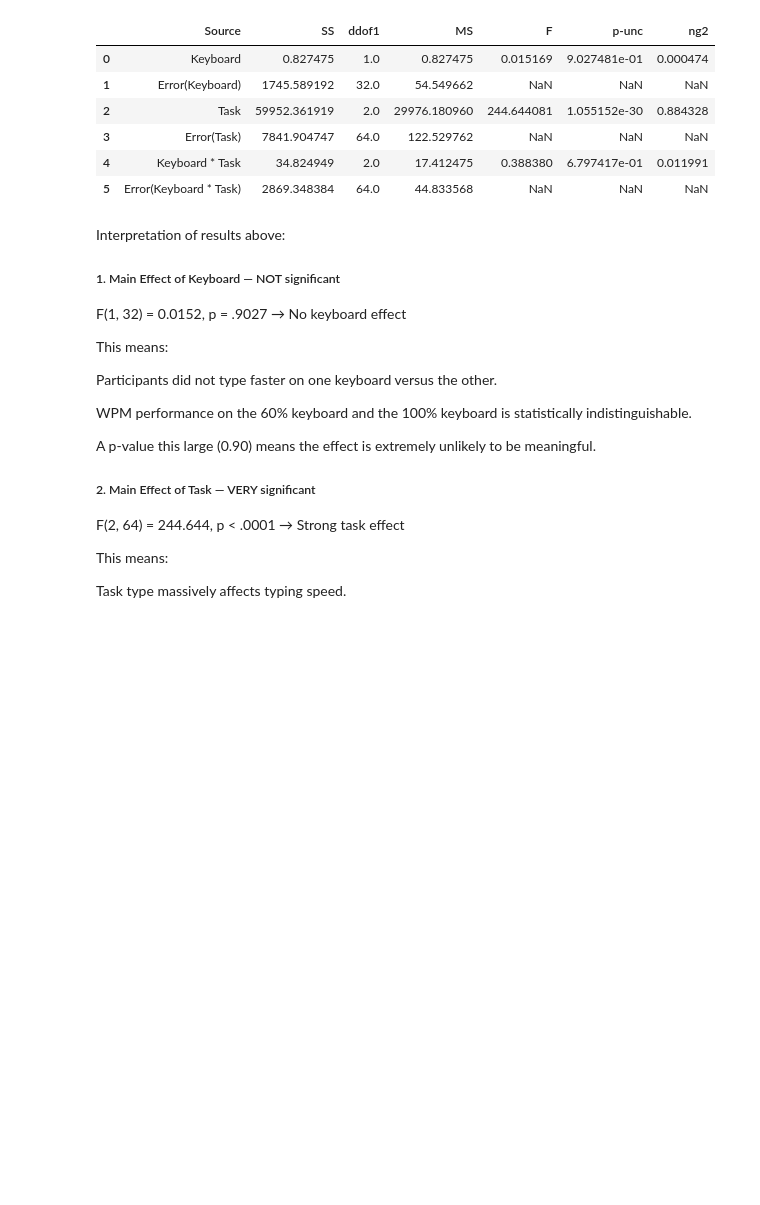
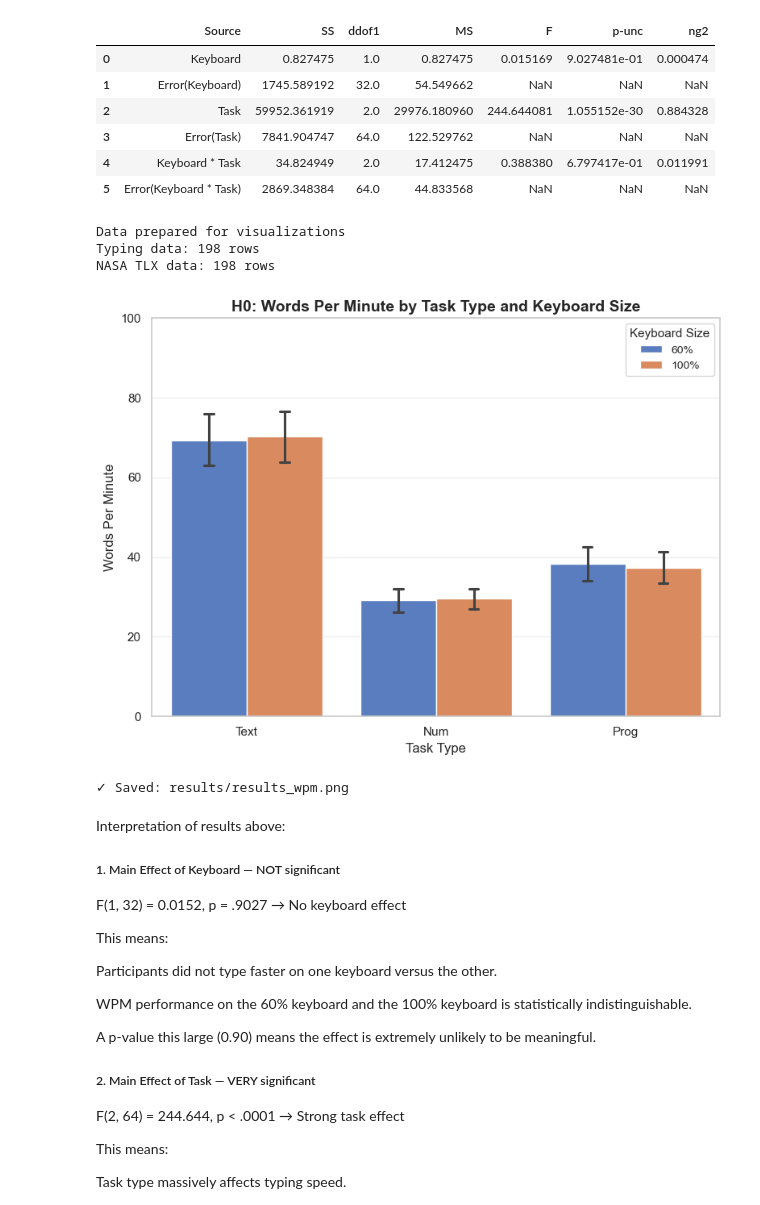
Before and after one commit to chris-asturiano/typing-test, a Jupyter notebook: data_analysis/data_analysis.ipynb, the cells around one changed output. Saved outputs shown, nothing was run; the diff lists cells and outputs as text; code cells hidden in the pictures; blank space fills up the shorter version.

Commit message:
add bar plot with errors for ANOVA visualization.

```diff
--- a/data_analysis/data_analysis.ipynb
+++ b/data_analysis/data_analysis.ipynb
@@ -1198,6 +1199,67 @@ wpm_source_table
 | 3 | Error(Task) | 7841.904747 | 64.0 | 122.529762 | NaN | NaN | NaN |
 | 4 | Keyboard * Task | 34.824949 | 2.0 | 17.412475 | 0.388380 | 6.797417e-01 | 0.011991 |
 | 5 | Error(Keyboard * Task) | 2869.348384 | 64.0 | 44.833568 | NaN | NaN | NaN |
+# %%
+# Prepare data for professional visualizations (H0-H3)
+# Create simplified versions with "60%" and "100%" keyboard labels and simplified task labels
+
+# For typing data: use perf_long (same as used in ANOVA analyses)
+plot_typing_data = perf_long.copy()
+plot_typing_data['Keyboard_Simple'] = plot_typing_data['Keyboard'].map({
+    'KB1 (60%)': '60%',
+    'KB2 (100%)': '100%'
+})
+plot_typing_data['Task_Simple'] = plot_typing_data['Task'].map({
+    'Task A · Text Entry': 'Text',
+    'Task B · Number Entry': 'Num',
+    'Task C · Programming': 'Prog'
+})
+
+# For NASA TLX data: ensure Raw_TLX is calculated and simplify labels
+if 'Raw_TLX' not in nasa_tlx_df.columns:
+    workload_cols = ['Mental Demand', 'Physical Demand', 'Temporal Demand',
+                     'Performance', 'Effort', 'Frustration Level']
+    nasa_tlx_df['Raw_TLX'] = nasa_tlx_df[workload_cols].mean(axis=1)
+
+plot_nasa_data = nasa_tlx_df.copy()
+plot_nasa_data['Keyboard_Simple'] = plot_nasa_data['Keyboard Type'].map({1: '60%', 2: '100%'})
+plot_nasa_data['Task_Simple'] = plot_nasa_data['Task Type'].map({'A': 'Text', 'B': 'Num', 'C': 'Prog'})
+
+print("Data prepared for visualizations")
+print(f"Typing data: {len(plot_typing_data)} rows")
+print(f"NASA TLX data: {len(plot_nasa_data)} rows")
+# %% [output]
+Data prepared for visualizations
+Typing data: 198 rows
+NASA TLX data: 198 rows
+# %%
+# H0 Visualization: WPM by Task Type and Keyboard Size
+plt.figure(figsize=(8, 6))
+ax = sns.barplot(
+    data=plot_typing_data,
+    x='Task_Simple',
+    y='WPM',
+    hue='Keyboard_Simple',
+    palette='muted',
+    errorbar=('ci', 95),
+    capsize=0.1
+)
+plt.grid(axis='y', alpha=0.3)
+plt.xlabel('Task Type', fontsize=12)
+plt.ylabel('Words Per Minute', fontsize=12)
+plt.title('H0: Words Per Minute by Task Type and Keyboard Size', fontsize=14, fontweight='bold')
+plt.ylim(0, 100)
+plt.legend(title='Keyboard Size', title_fontsize=11, fontsize=10, loc='upper right')
+plt.tight_layout()
+
+# Save high-resolution figure
+os.makedirs('results', exist_ok=True)
+plt.savefig('results/results_wpm.png', dpi=300, bbox_inches='tight')
+plt.show()
+print("✓ Saved: results/results_wpm.png")
+# %% [output]
+[figure, added]
+✓ Saved: results/results_wpm.png
 # %% [markdown]
 Interpretation of results above:
 
```
Also changed, not shown: parts of 4 cells of this notebook, 5 other files.
